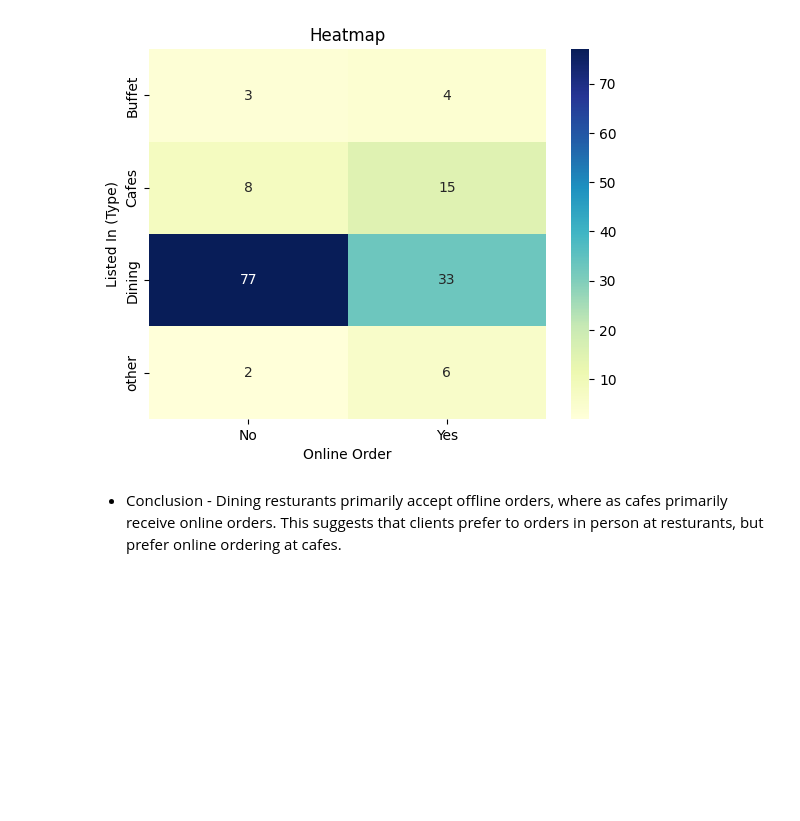
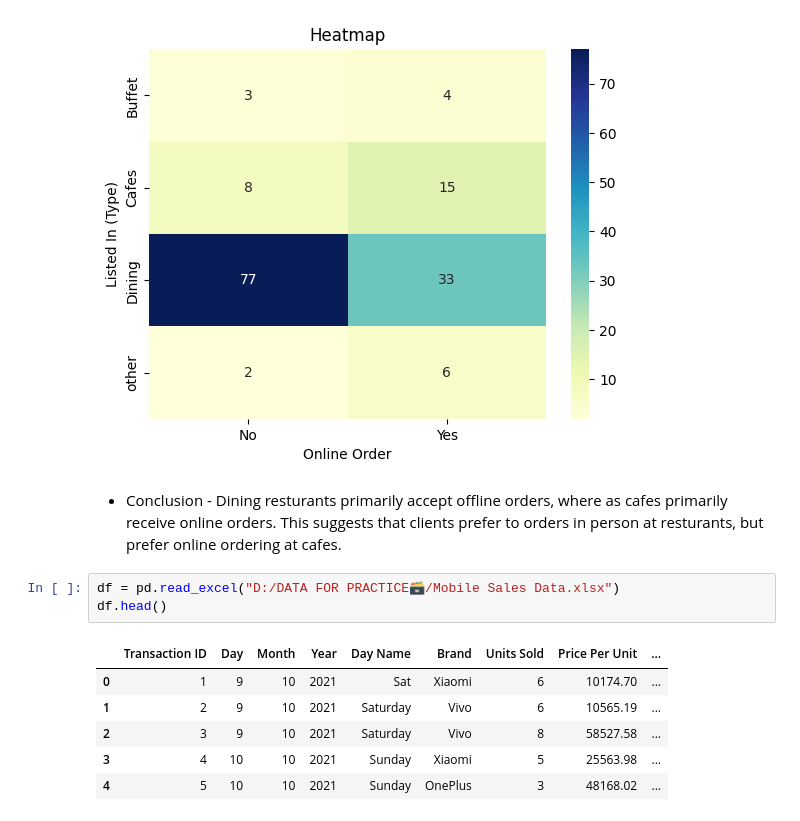
Before and after one commit to GulamAnsari12/Full-Python, a Jupyter notebook: Zomato Project/Zomato.ipynb, the cells around one changed output. Saved outputs shown, nothing was run; the diff lists cells and outputs as text; blank space fills up the shorter version.

```diff
--- a/Zomato Project/Zomato.ipynb
+++ b/Zomato Project/Zomato.ipynb
@@ -184,3 +184,13 @@ plt.show()
 # %% [markdown]
 - Conclusion - Dining resturants primarily accept offline orders, where as cafes primarily receive online orders.
   This suggests that clients prefer to orders in person at resturants, but prefer online ordering at cafes.
+# %%
+df = pd.read_excel("D:/DATA FOR PRACTICE🗃️/Mobile Sales Data.xlsx")
+df.head()
+# %% [output]
+|  | Transaction ID | Day | Month | Year | Day Name | Brand | Units Sold | Price Per Unit | ... |
+| 0 | 1 | 9 | 10 | 2021 | Sat | Xiaomi | 6 | 10174.70 | ... |
+| 1 | 2 | 9 | 10 | 2021 | Saturday | Vivo | 6 | 10565.19 | ... |
+| 2 | 3 | 9 | 10 | 2021 | Saturday | Vivo | 8 | 58527.58 | ... |
+| 3 | 4 | 10 | 10 | 2021 | Sunday | Xiaomi | 5 | 25563.98 | ... |
+| 4 | 5 | 10 | 10 | 2021 | Sunday | OnePlus | 3 | 48168.02 | ... |
```
Also changed, not shown: parts of 4 cells of this notebook, 1 other file.
